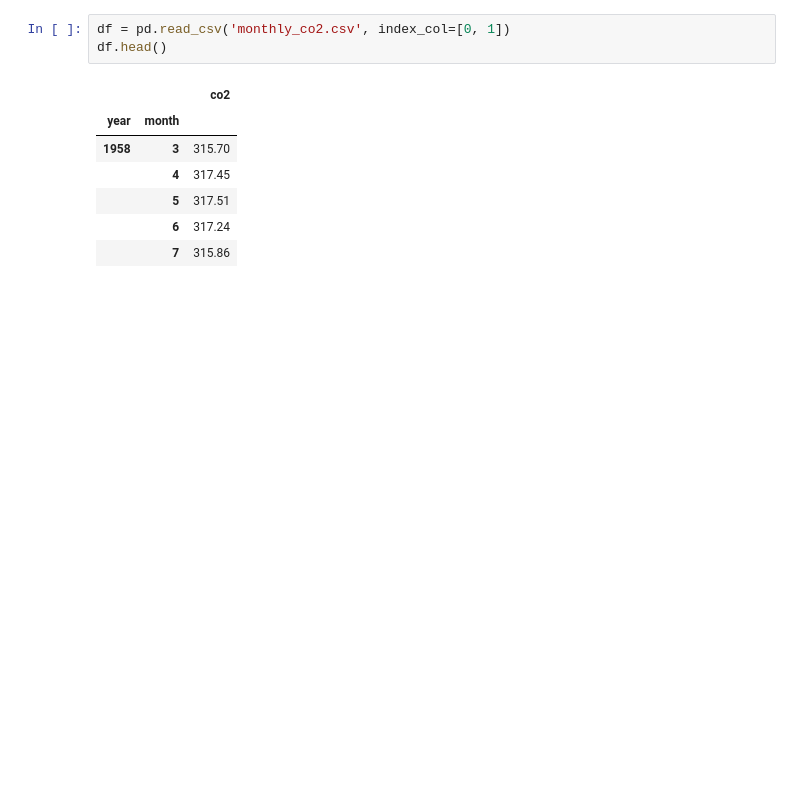
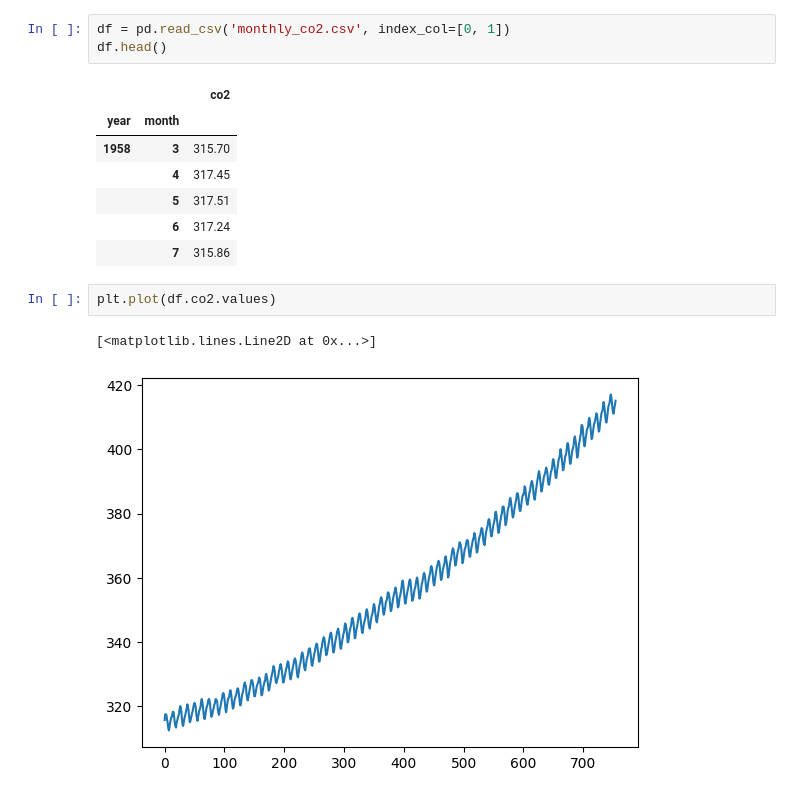
Before and after one commit to Elianamos29/Advanced-python-projects, a Jupyter notebook: analyze-co2-concentration/Xarray.ipynb, the cells around one changed output. Cells and saved outputs as stored; diff of their text form; blank space fills up the shorter version.

Commit message:
use matplotlib to plot the graph of the CO2 level as a function of time (in month)

```diff
--- a/analyze-co2-concentration/Xarray.ipynb
+++ b/analyze-co2-concentration/Xarray.ipynb
@@ -12,3 +12,8 @@ df.head()
 |  | 5 | 317.51 |
 |  | 6 | 317.24 |
 |  | 7 | 315.86 |
+# %%
+plt.plot(df.co2.values)
+# %% [output]
+[<matplotlib.lines.Line2D at 0x...>]
+[figure, added]
```
